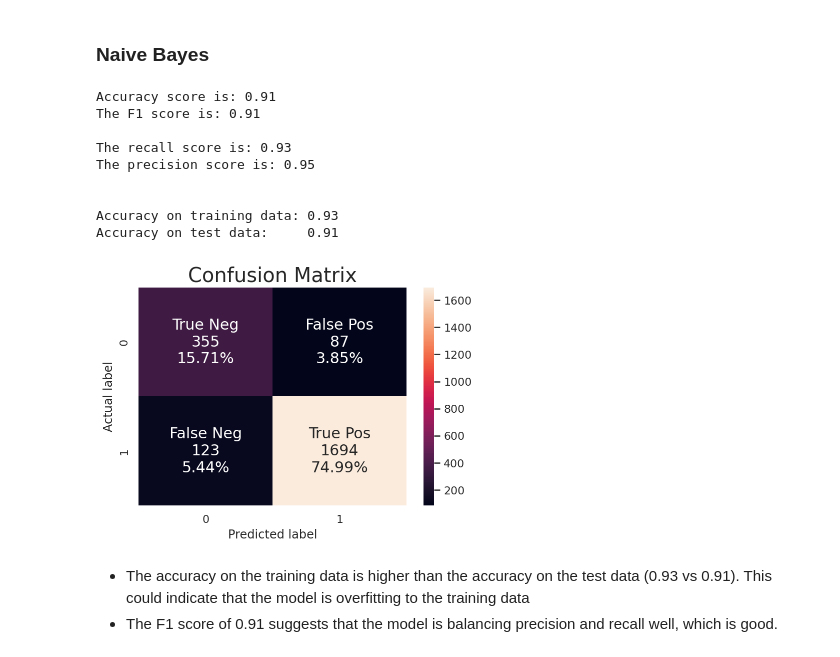
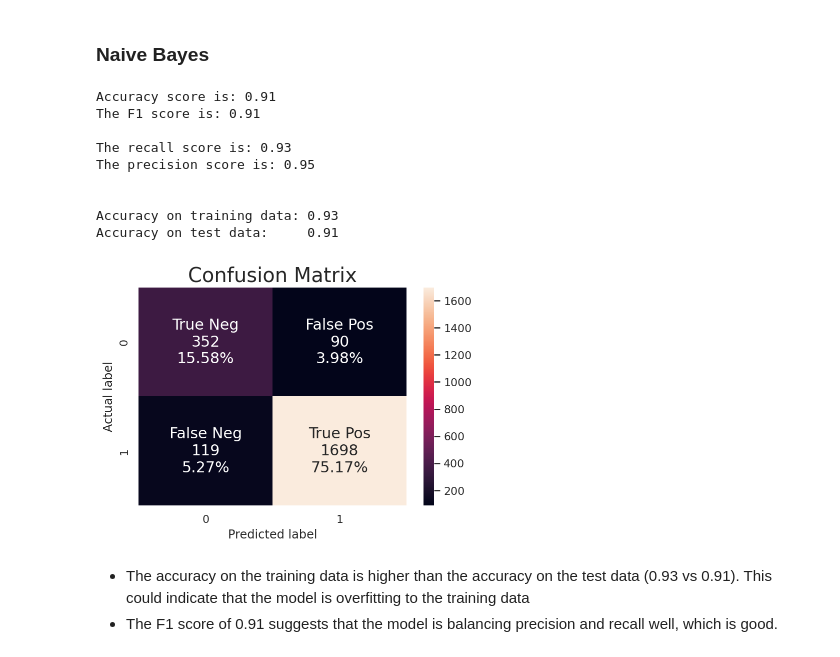
Before and after one commit to jadecebeci/Twitter-Sentiment-Analysis-on-Airlines, a Jupyter notebook: Preprocessing_and_Modeling.ipynb, the cells around one changed output. Saved outputs shown, nothing was run; the diff lists cells and outputs as text; code cells hidden in the pictures.

```diff
--- a/Preprocessing_and_Modeling.ipynb
+++ b/Preprocessing_and_Modeling.ipynb
@@ -514,9 +515,7 @@ svc_cv_f1_score = f1_score(y_test, y_pred, average='weighted')
 X = df['text']
 y = df['airline_sentiment']
 
-tdidf = TfidfVectorizer(min_df=5, max_df=0.70)
-X_vec = tdidf.fit_transform(X)
-X_train, X_test, y_train, y_test = train_test_split(X_vec, y,test_size=0.2, random_state=42)
+X_train, X_test, y_train, y_test = train_test_split(X, y,test_size=0.2, random_state=42)
 
 print(X_train.shape)
 print(X_test.shape)
@@ -525,0 +525,8 @@ print(X_test.shape)
+# %%
+tfidf = TfidfVectorizer(min_df=5, max_df=0.70)
+train_tfidf = tfidf.fit_transform(X_train)
+test_tfidf = tfidf.transform(X_test)
+
+
+print(train_tfidf.shape , y_train.shape)
+print(test_tfidf.shape , y_test.shape)
@@ -550,19 +560,19 @@ logReg_tfidf_f1_score = f1_score(y_test, y_pred, average='weighted')
 # %% [markdown]
 ### Naive Bayes
 # %%
-bnb_tfidf = BernoulliNB().fit(X_train, y_train)
-evaluation(bnb_tfidf ,X_train, X_test)
+bnb_tfidf = BernoulliNB().fit(train_tfidf, y_train)
+evaluation(bnb_tfidf ,train_tfidf, test_tfidf)
 # %% [output]
 Accuracy score is: 0.91
 The F1 score is: 0.91
 
 The recall score is: 0.93
 The precision score is: 0.95
 
 
 Accuracy on training data: 0.93
 Accuracy on test data:     0.91
-[figure, old version]
+[figure, new version]
 # %% [markdown]
 - The accuracy on the training data is higher than the accuracy on the test data (0.93 vs 0.91). This could indicate that the model is overfitting to the training data
 - The F1 score of 0.91 suggests that the model is balancing precision and recall well, which is good.
```
Also changed, not shown: parts of 37 cells of this notebook.
